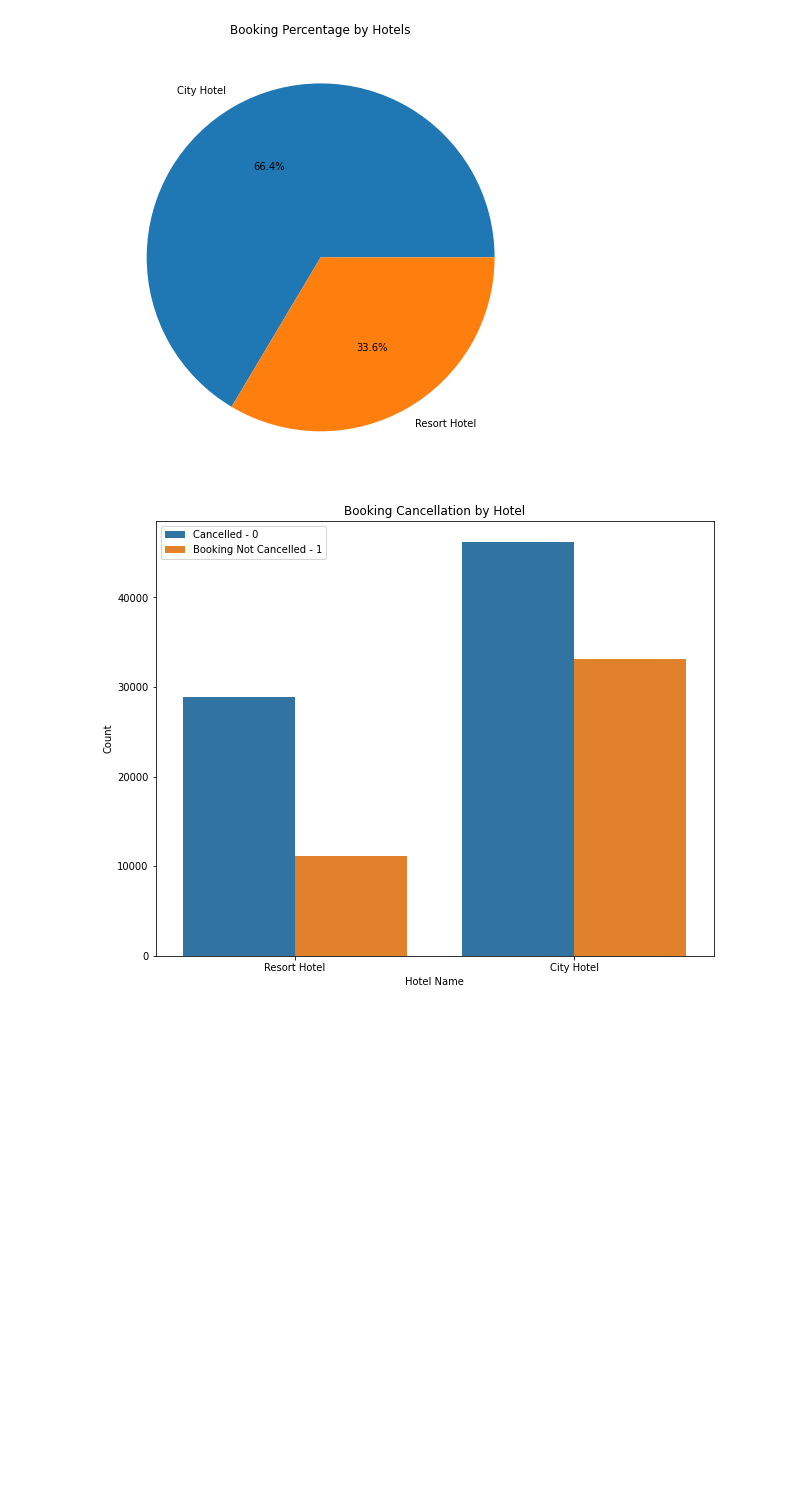
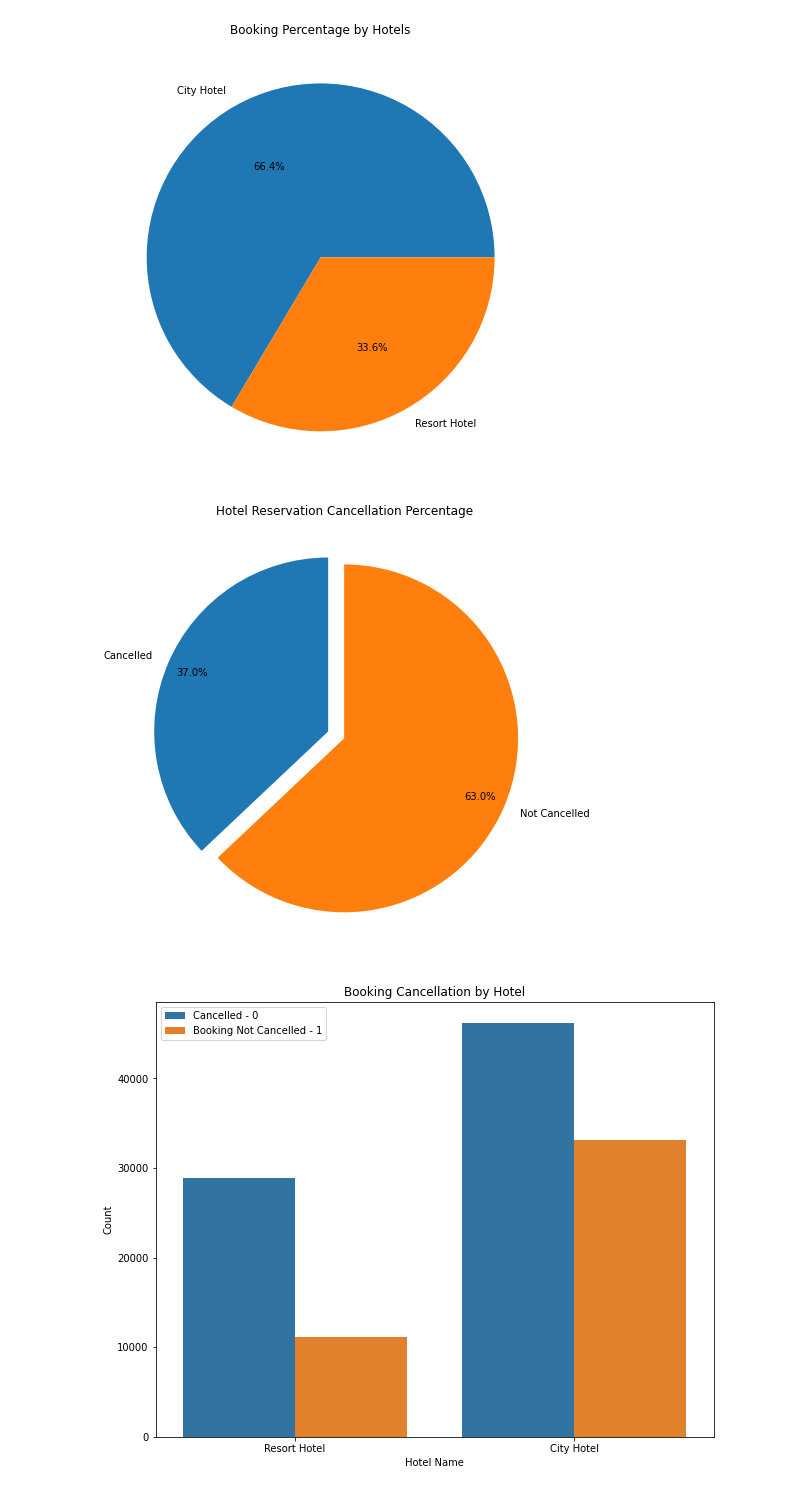
Before and after one commit to hruday9624/Reducing-Cancellation-Rates-in-Hotel-Bookings-through-Predictive-Modeling, a Jupyter notebook: Hotel_Cancellation_EDA.ipynb, the cells around one changed output. Cells and saved outputs as stored; diff of their text form; code cells hidden in the pictures; blank space fills up the shorter version.

```diff
--- a/Hotel_Cancellation_EDA.ipynb
+++ b/Hotel_Cancellation_EDA.ipynb
@@ -84,6 +88,24 @@ plt.title('Booking Percentage by Hotels')
 plt.show()
 # %% [output]
 [figure]
+# %%
+# Calculate the cancellation percentage
+cancelled_count = df['is_canceled'].value_counts()
+cancelled_percentage = round(cancelled_count[1] / sum(cancelled_count) * 100, 2)
+
+# Create a pie chart
+labels = ['Cancelled', 'Not Cancelled']
+sizes = [cancelled_percentage, 100 - cancelled_percentage]
+explode = (0.1, 0)
+plt.pie(sizes, labels=labels, autopct='%1.1f%%', startangle=90, pctdistance=0.85, explode=explode)
+
+# Add a title
+plt.title('Hotel Reservation Cancellation Percentage')
+plt.gcf().set_size_inches(10, 8)
+# Show the plot
+plt.show()
+# %% [output]
+[figure, added]
 # %%
 # Set the size of the figure
 plt.figure(figsize=(10, 8))
```
Also changed, not shown: parts of 8 cells of this notebook.
